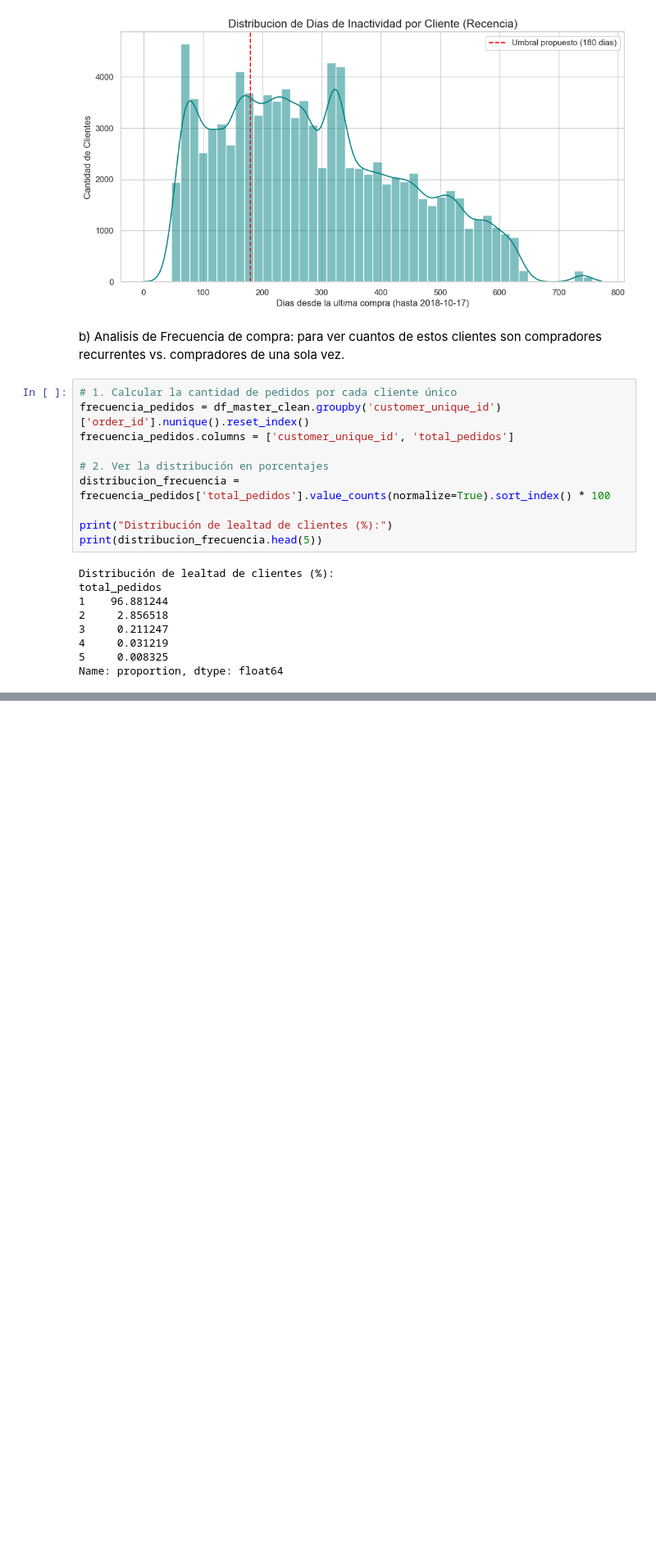
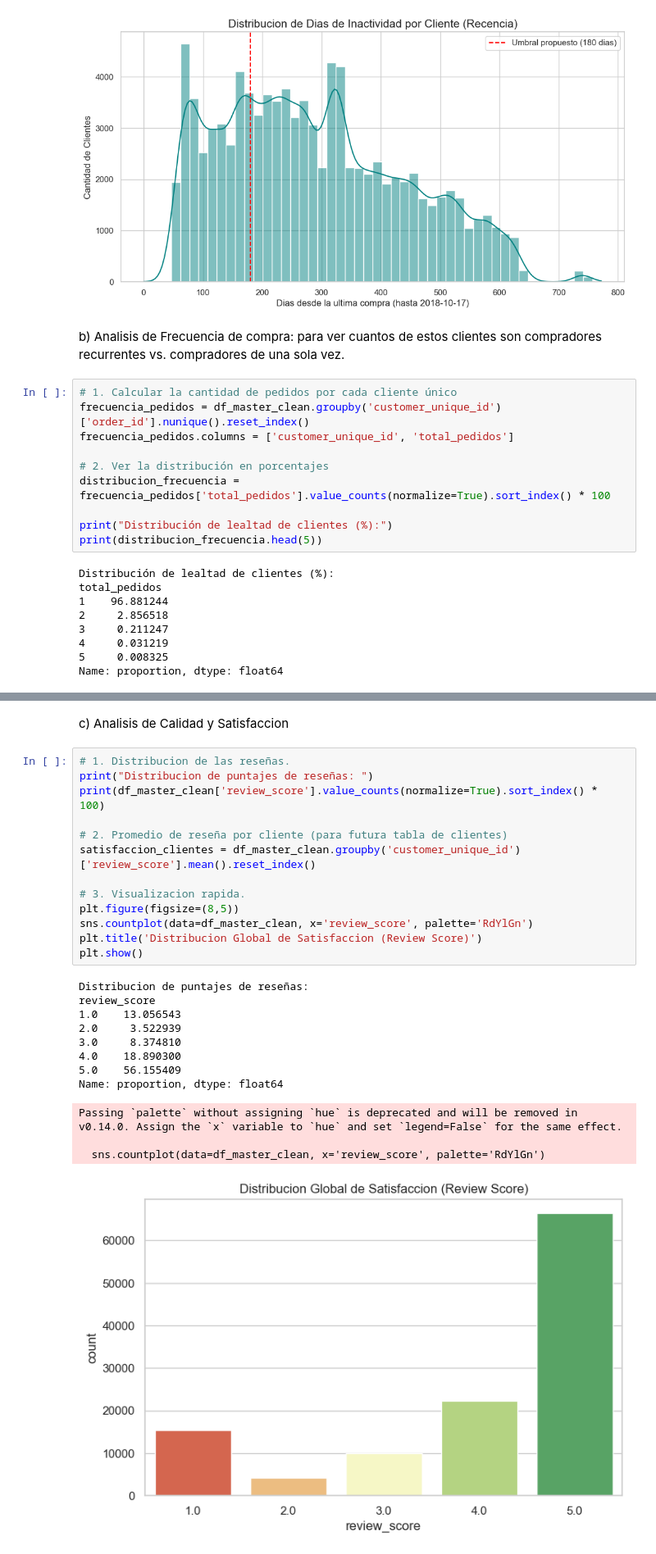
Before and after one commit to wilhayla/THE_HATCH_DATA_SCIENCE_OLIST_CHALLENGE, a Jupyter notebook: notbooks/02_feature_engineering.ipynb, the cells around one changed output, grey strips where cells are left out. Shown at 82% size. Drawn from its saved outputs; the diff is of its cells as text; blank space fills up the shorter version.

```diff
--- a/notbooks/02_feature_engineering.ipynb
+++ b/notbooks/02_feature_engineering.ipynb
@@ -144,0 +197,28 @@ Name: proportion, dtype: float64
+# %% [markdown]
+c) Analisis de Calidad y Satisfaccion
+# %%
+# 1. Distribucion de las reseñas.
+print("Distribucion de puntajes de reseñas: ")
+print(df_master_clean['review_score'].value_counts(normalize=True).sort_index() * 100)
+
+# 2. Promedio de reseña por cliente (para futura tabla de clientes)
+satisfaccion_clientes = df_master_clean.groupby('customer_unique_id')['review_score'].mean().reset_index()
+
+# 3. Visualizacion rapida.
+plt.figure(figsize=(8,5))
+sns.countplot(data=df_master_clean, x='review_score', palette='RdYlGn')
+plt.title('Distribucion Global de Satisfaccion (Review Score)')
+plt.show()
+# %% [output]
+Distribucion de puntajes de reseñas:
+review_score
+1.0    13.056543
+2.0     3.522939
+3.0     8.374810
+4.0    18.890300
+5.0    56.155409
+Name: proportion, dtype: float64
+Passing `palette` without assigning `hue` is deprecated and will be removed in v0.14.0. Assign the `x` variable to `hue` and set `legend=False` for the same effect.
+
+  sns.countplot(data=df_master_clean, x='review_score', palette='RdYlGn')
+[figure, added]
```
Also changed, not shown: parts of 4 cells of this notebook.
